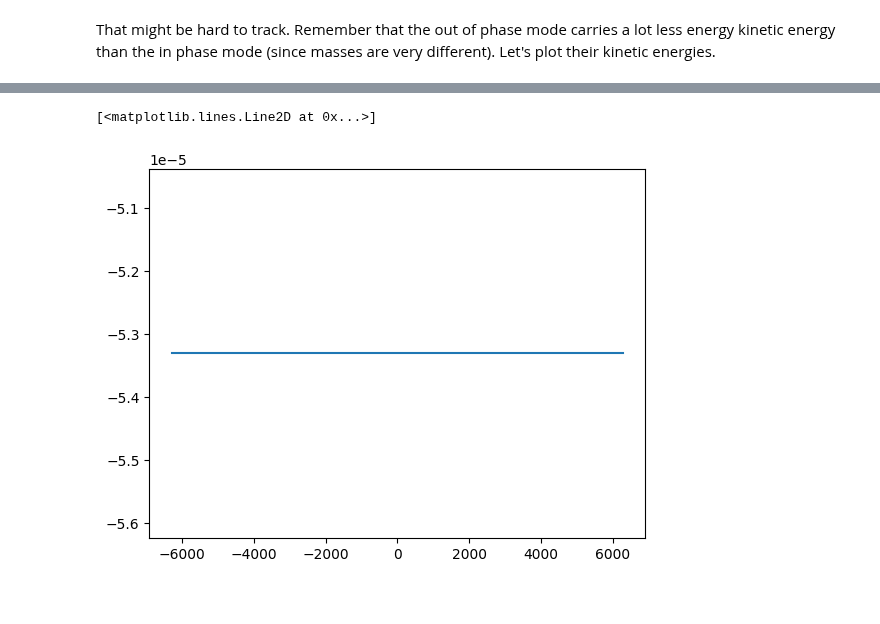
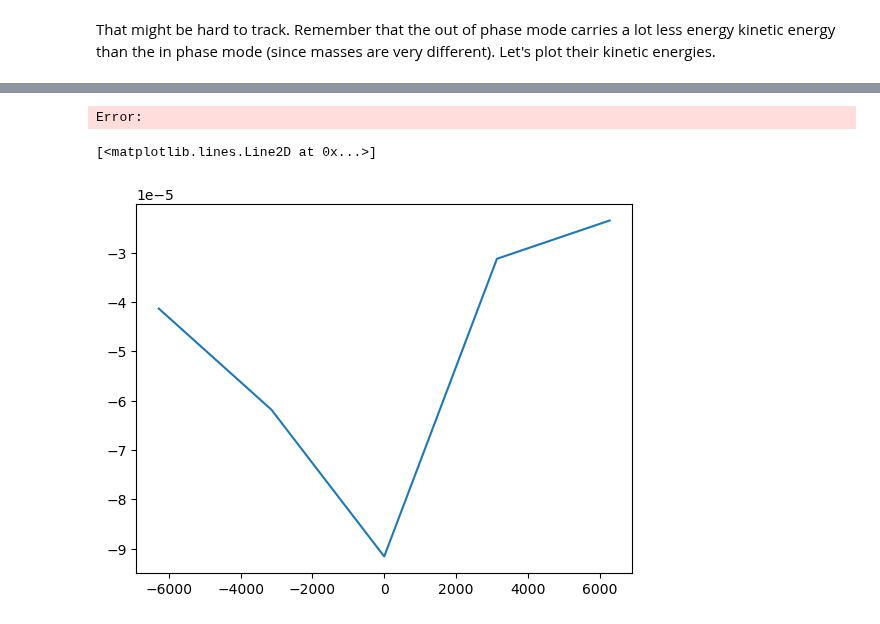
Before and after one commit to EmilLenler/PhD-Work, a Jupyter notebook: Two-Ion-Systems/Cooling2Ion.ipynb, the cells around one changed output, grey strips where cells are left out. Drawn from its saved outputs; the diff is of its cells as text; code cells hidden in the pictures.

```diff
--- a/Two-Ion-Systems/Cooling2Ion.ipynb
+++ b/Two-Ion-Systems/Cooling2Ion.ipynb
@@ -1033,8 +1033,8 @@ x2_init = 0
 y1_init = 0
 y2_init = 0
 
-z1_init = zeq1+1e-3*z_in_mode[0]/np.sqrt(m1/amu)
-z2_init = zeq2+1e-3*z_in_mode[1]/np.sqrt(m2/amu)
+z1_init = zeq1+1e-4*z_in_mode[0]/np.sqrt(m1/amu)
+z2_init = zeq2+1e-4*z_in_mode[1]/np.sqrt(m2/amu)
 
 r1_init = np.array([x1_init,y1_init,z1_init])
 r2_init = np.array([x2_init,y2_init,z2_init])
@@ -1204,14 +1204,16 @@ def minimizerTarget(d):
 #A = minimizerTarget()
 # %%
 values = []
-for d in np.linspace(-10*2*np.pi*1e3,10*2*np.pi*1e3,5):
+for d in np.linspace(-10*2*np.pi*1e3,10*2*np.pi*1e3,40):
     values.append(minimizerTarget(d))
+# %% [output]
+Error:
 # %%
 fig,ax = plt.subplots()
-ax.plot(np.linspace(-2*np.pi*1e3,2*np.pi*1e3,10),values)
+ax.plot(np.linspace(-2*np.pi*1e3,2*np.pi*1e3,5),values)
 # %% [output]
 [<matplotlib.lines.Line2D at 0x...>]
-[figure, old version]
+[figure, new version]
 # %%
 values2 = []
 for d in np.linspace(-10*2*2*np.pi*1e3,10*2*2*np.pi*1e3,200):
```
Also changed, not shown: parts of 3 cells of this notebook, 8 other files.
